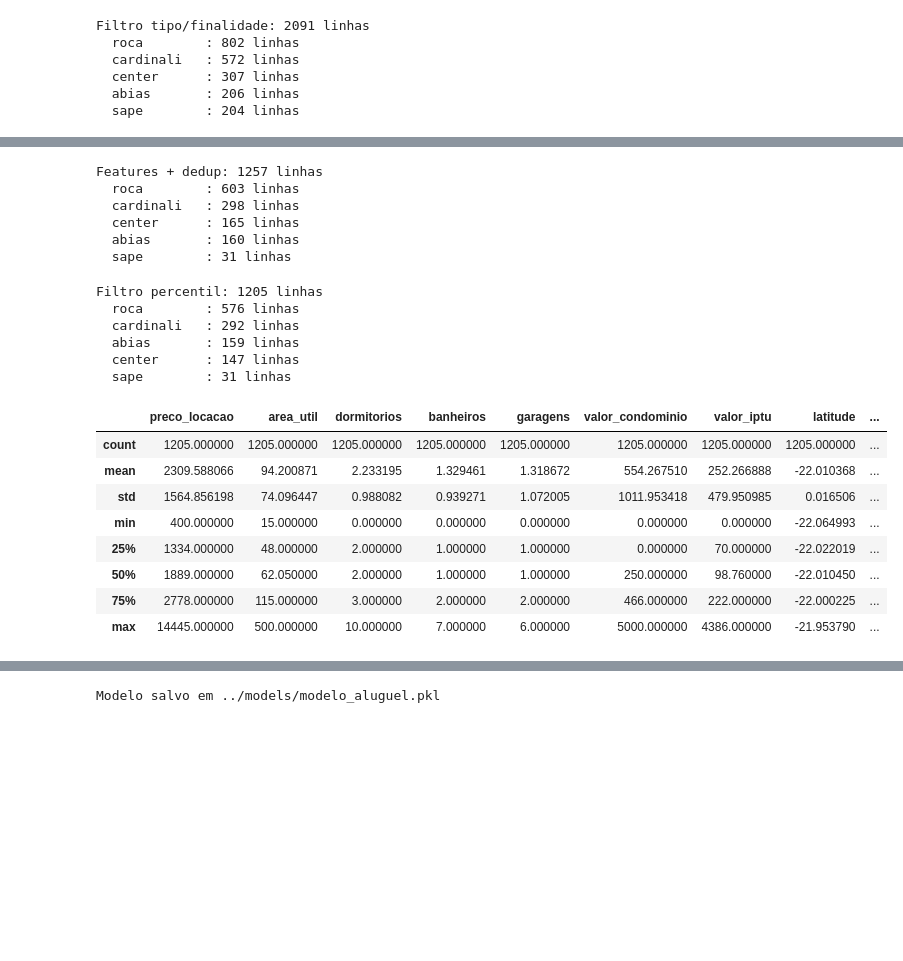
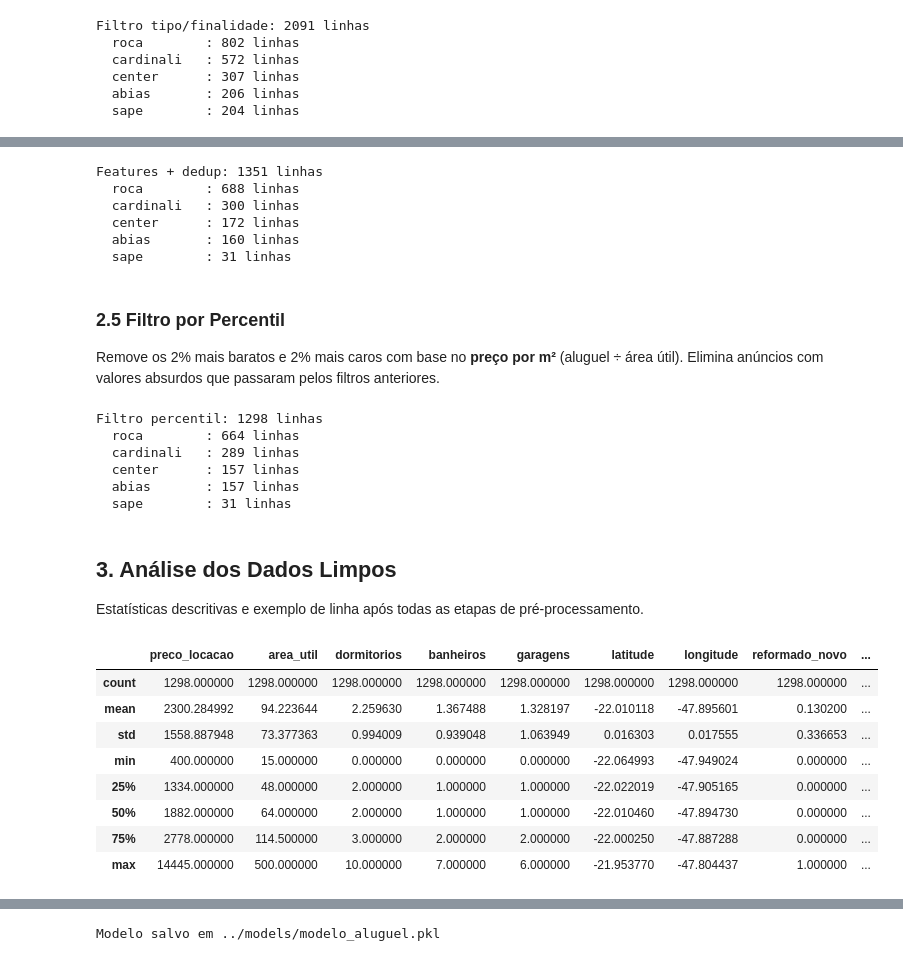
Before and after one commit to decker12w/am, a Jupyter notebook: pre_processing/notebook.ipynb, the cells around one changed output, grey strips where cells are left out. Saved outputs shown, nothing was run; the diff lists cells and outputs as text; code cells hidden in the pictures; blank space fills up the shorter version.

```diff
--- a/pre_processing/notebook.ipynb
+++ b/pre_processing/notebook.ipynb
@@ -196,7 +224,7 @@ def parse_br_money(s):
     s = s.replace('.', '').replace(',', '.')
     return pd.to_numeric(s, errors='coerce')
 
-for col in ['preco_locacao', 'valor_condominio', 'valor_iptu']:
+for col in ['preco_locacao']:
     if col in df.columns: df[col] = df[col].apply(parse_br_money)
 
 for col in ['area_util', 'area_construida', 'area_total']:
@@ -231,27 +259,13 @@ df = df[~((df['tipo'] == 'casa') & (df['area_util'] > 2000))]
 
 # Remove valores absurdos
 df = df[df['preco_locacao'] <= 15000]
-df = df[df['valor_condominio'].isna() | (df['valor_condominio'] <= 5000)]
-df = df[df['valor_iptu'].isna() | (df['valor_iptu'] <= 5000)]
 df = df[df['garagens'] <= 6]
 df = df[df['area_util'] <= 500]
 
-# Imputação Condomínio
-if 'valor_condominio' in df.columns:
-    df['valor_condominio'] = df['valor_condominio'].replace(0, np.nan)
-    mask_apt = (df['tipo'] == 'apartamento')
-    df.loc[mask_apt, 'valor_condominio'] = df.loc[mask_apt, 'valor_condominio'].fillna(
-        df[mask_apt].groupby('bairro')['valor_condominio'].transform('median')
-    )
-    df.loc[mask_apt, 'valor_condominio'] = df.loc[mask_apt, 'valor_condominio'].fillna(df.loc[mask_apt, 'valor_condominio'].median())
-    df['valor_condominio'] = df['valor_condominio'].fillna(0)
+# Remove colunas não usadas pelo modelo
+df = df.drop(columns=['valor_condominio', 'valor_iptu'], errors='ignore')
 
-# Imputação IPTU
-if 'valor_iptu' in df.columns:
-    df['valor_iptu'] = df['valor_iptu'].replace(0, np.nan)
-    df['valor_iptu'] = df['valor_iptu'].fillna(df.groupby('bairro')['valor_iptu'].transform('median')).fillna(0)
-
-print(f"Limpeza + imputação: {len(df)} linhas")
+print(f"Limpeza: {len(df)} linhas")
 for fonte, qtd in df['fonte'].value_counts().items():
     print(f"  {fonte:12s}: {qtd} linhas")
 # %% [output]
@@ -265,13 +293,11 @@ Limpeza + imputação: 1362 linhas
 desc = df['descricao'].fillna('').astype(str).str.lower() if 'descricao' in df.columns else pd.Series('', index=df.index)
 
 # Features de texto
-df['foco_estudante'] = desc.str.contains('estudante|republica|caaso|federal|kitnet|republicas', regex=True).astype(int)
 df['reformado_novo'] = desc.str.contains('reformado|novo|primeira locacao|recem', regex=True).astype(int)
 df['mobiliado'] = desc.str.contains('mobiliado|mobilhado|mobilia', regex=True).astype(int)
 df['piscina'] = desc.str.contains('piscina', regex=True).astype(int)
 df['churrasqueira'] = desc.str.contains('churrasqueira|churrasq', regex=True).astype(int)
 
-df['cond_por_m2'] = (df['valor_condominio'] / df['area_util']).replace([np.inf, -np.inf], 0).fillna(0)
 df['total_comodos'] = df['dormitorios'] + df['banheiros']
 df['area_por_quarto'] = (df['area_util'] / df['dormitorios'].clip(lower=1))
 
@@ -298,46 +324,52 @@ print(f"Features + dedup: {len(df)} linhas")
 for fonte, qtd in df['fonte'].value_counts().items():
     print(f"  {fonte:12s}: {qtd} linhas")
 # %% [output]
-Features + dedup: 1257 linhas
-  roca        : 603 linhas
-  cardinali   : 298 linhas
-  center      : 165 linhas
+Features + dedup: 1351 linhas
+  roca        : 688 linhas
+  cardinali   : 300 linhas
+  center      : 172 linhas
   abias       : 160 linhas
   sape        : 31 linhas
+# %% [markdown]
+### 2.5 Filtro por Percentil
+
+Remove os 2% mais baratos e 2% mais caros com base no **preço por m²** (aluguel ÷ área útil). Elimina anúncios com valores absurdos que passaram pelos filtros anteriores.
 # %%
-# O filtro robusto usando o pacote total
-df['preco_total_temp'] = df['preco_locacao'] + df['valor_condominio'] + df['valor_iptu']
-df['preco_m2_temp'] = df['preco_total_temp'] / df['area_util']
+# Filtro robusto usando preço por m²
+df['preco_m2_temp'] = df['preco_locacao'] / df['area_util']
 Q_low, Q_high = df['preco_m2_temp'].quantile(0.02), df['preco_m2_temp'].quantile(0.98)
 
 df = df[(df['preco_m2_temp'] >= Q_low) & (df['preco_m2_temp'] <= Q_high)]
 
-# Limpa colunas temporárias
-df = df.drop(columns=['preco_total_temp', 'preco_m2_temp'])
+df = df.drop(columns=['preco_m2_temp'])
 
 print(f"Filtro percentil: {len(df)} linhas")
 for fonte, qtd in df['fonte'].value_counts().items():
     print(f"  {fonte:12s}: {qtd} linhas")
 # %% [output]
-Filtro percentil: 1205 linhas
-  roca        : 576 linhas
-  cardinali   : 292 linhas
-  abias       : 159 linhas
-  center      : 147 linhas
+Filtro percentil: 1298 linhas
+  roca        : 664 linhas
+  cardinali   : 289 linhas
+  center      : 157 linhas
+  abias       : 157 linhas
   sape        : 31 linhas
+# %% [markdown]
+## 3. Análise dos Dados Limpos
+
+Estatísticas descritivas e exemplo de linha após todas as etapas de pré-processamento.
 # %%
 colunas_exibir = ['tipo', 'bairro', 'preco_locacao', 'area_util', 'dormitorios', 'banheiros',
-                  'garagens', 'valor_condominio', 'valor_iptu', 'latitude', 'longitude',
-                  'foco_estudante', 'reformado_novo', 'cond_por_m2', 'total_comodos',
+                  'garagens', 'latitude', 'longitude',
+                  'reformado_novo', 'total_comodos',
                   'area_por_quarto', 'dist_centro', 'dist_ufscar', 'dist_usp']
 df[[c for c in colunas_exibir if c in df.columns]].describe()
 # %% [output]
-|  | preco_locacao | area_util | dormitorios | banheiros | garagens | valor_condominio | valor_iptu | latitude | ... |
-| count | 1205.000000 | 1205.000000 | 1205.000000 | 1205.000000 | 1205.000000 | 1205.000000 | 1205.000000 | 1205.000000 | ... |
-| mean | 2309.588066 | 94.200871 | 2.233195 | 1.329461 | 1.318672 | 554.267510 | 252.266888 | -22.010368 | ... |
-| std | 1564.856198 | 74.096447 | 0.988082 | 0.939271 | 1.072005 | 1011.953418 | 479.950985 | 0.016506 | ... |
-| min | 400.000000 | 15.000000 | 0.000000 | 0.000000 | 0.000000 | 0.000000 | 0.000000 | -22.064993 | ... |
-| 25% | 1334.000000 | 48.000000 | 2.000000 | 1.000000 | 1.000000 | 0.000000 | 70.000000 | -22.022019 | ... |
-| 50% | 1889.000000 | 62.050000 | 2.000000 | 1.000000 | 1.000000 | 250.000000 | 98.760000 | -22.010450 | ... |
-| 75% | 2778.000000 | 115.000000 | 3.000000 | 2.000000 | 2.000000 | 466.000000 | 222.000000 | -22.000225 | ... |
-| max | 14445.000000 | 500.000000 | 10.000000 | 7.000000 | 6.000000 | 5000.000000 | 4386.000000 | -21.953790 | ... |
+|  | preco_locacao | area_util | dormitorios | banheiros | garagens | latitude | longitude | reformado_novo | ... |
+| count | 1298.000000 | 1298.000000 | 1298.000000 | 1298.000000 | 1298.000000 | 1298.000000 | 1298.000000 | 1298.000000 | ... |
+| mean | 2300.284992 | 94.223644 | 2.259630 | 1.367488 | 1.328197 | -22.010118 | -47.895601 | 0.130200 | ... |
+| std | 1558.887948 | 73.377363 | 0.994009 | 0.939048 | 1.063949 | 0.016303 | 0.017555 | 0.336653 | ... |
+| min | 400.000000 | 15.000000 | 0.000000 | 0.000000 | 0.000000 | -22.064993 | -47.949024 | 0.000000 | ... |
+| 25% | 1334.000000 | 48.000000 | 2.000000 | 1.000000 | 1.000000 | -22.022019 | -47.905165 | 0.000000 | ... |
+| 50% | 1882.000000 | 64.000000 | 2.000000 | 1.000000 | 1.000000 | -22.010460 | -47.894730 | 0.000000 | ... |
+| 75% | 2778.000000 | 114.500000 | 3.000000 | 2.000000 | 2.000000 | -22.000250 | -47.887288 | 0.000000 | ... |
+| max | 14445.000000 | 500.000000 | 10.000000 | 7.000000 | 6.000000 | -21.953770 | -47.804437 | 1.000000 | ... |
```
Also changed, not shown: parts of 31 cells of this notebook, 7 other files.
